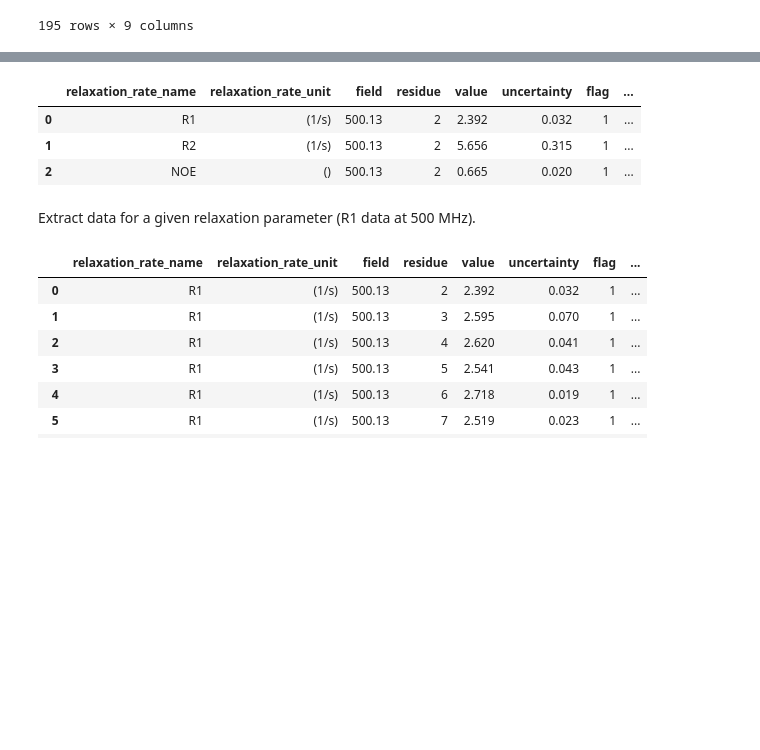
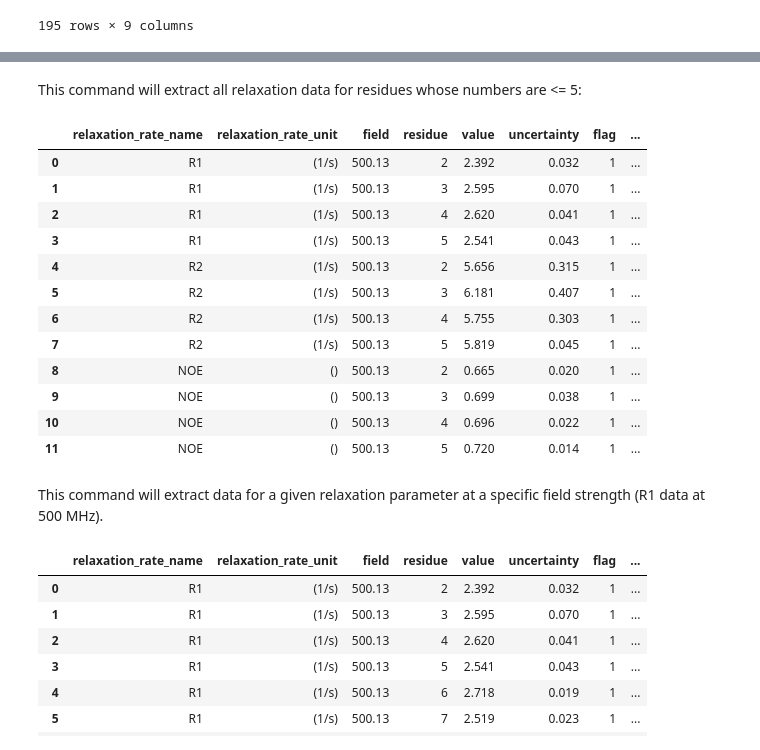
Before and after one commit to mlgill/mfoutparser, a Jupyter notebook: mfoutparser/examples/MFparser_demo.ipynb, the cells around one changed output, grey strips where cells are left out. Cells and saved outputs as stored; diff of their text form; code cells hidden in the pictures; blank space fills up the shorter version.

Commit message:
Allow any inequality in get_data_selection

```diff
--- a/mfoutparser/examples/MFparser_demo.ipynb
+++ b/mfoutparser/examples/MFparser_demo.ipynb
@@ -235,15 +246,26 @@ get_data_selection(dataframe, selector_dict, copy=True)
     Output: Pandas dataframe for corresponding match
+# %% [markdown]
+This command will extract all relaxation data for residues whose numbers are <= 5:
 # %%
-selector_dict = {'residue':2}
-residue_2_rates = mf.get_data_selection(loops['relaxation'], selector_dict)
-residue_2_rates
+selector_dict = {'residue':5}
+residue_5_rates = mf.get_data_selection(loops['relaxation'], selector_dict, '<=')
+residue_5_rates
 # %% [output]
 |  | relaxation_rate_name | relaxation_rate_unit | field | residue | value | uncertainty | flag | ... |
 | 0 | R1 | (1/s) | 500.13 | 2 | 2.392 | 0.032 | 1 | ... |
-| 1 | R2 | (1/s) | 500.13 | 2 | 5.656 | 0.315 | 1 | ... |
-| 2 | NOE | () | 500.13 | 2 | 0.665 | 0.020 | 1 | ... |
+| 1 | R1 | (1/s) | 500.13 | 3 | 2.595 | 0.070 | 1 | ... |
+| 2 | R1 | (1/s) | 500.13 | 4 | 2.620 | 0.041 | 1 | ... |
+| 3 | R1 | (1/s) | 500.13 | 5 | 2.541 | 0.043 | 1 | ... |
+| 4 | R2 | (1/s) | 500.13 | 2 | 5.656 | 0.315 | 1 | ... |
+| 5 | R2 | (1/s) | 500.13 | 3 | 6.181 | 0.407 | 1 | ... |
+| 6 | R2 | (1/s) | 500.13 | 4 | 5.755 | 0.303 | 1 | ... |
+| 7 | R2 | (1/s) | 500.13 | 5 | 5.819 | 0.045 | 1 | ... |
+| 8 | NOE | () | 500.13 | 2 | 0.665 | 0.020 | 1 | ... |
+| 9 | NOE | () | 500.13 | 3 | 0.699 | 0.038 | 1 | ... |
+| 10 | NOE | () | 500.13 | 4 | 0.696 | 0.022 | 1 | ... |
+| 11 | NOE | () | 500.13 | 5 | 0.720 | 0.014 | 1 | ... |
 # %% [markdown]
-Extract data for a given relaxation parameter (R1 data at 500 MHz).
+This command will extract data for a given relaxation parameter at a specific field strength (R1 data at 500 MHz).
 # %%
 selector_dict = {'relaxation_rate_name':'R1', 'field':500.13}
 r1_data = mf.get_data_selection(loops['relaxation'], selector_dict)
```
Also changed, not shown: parts of 7 cells of this notebook, 3 other files.
